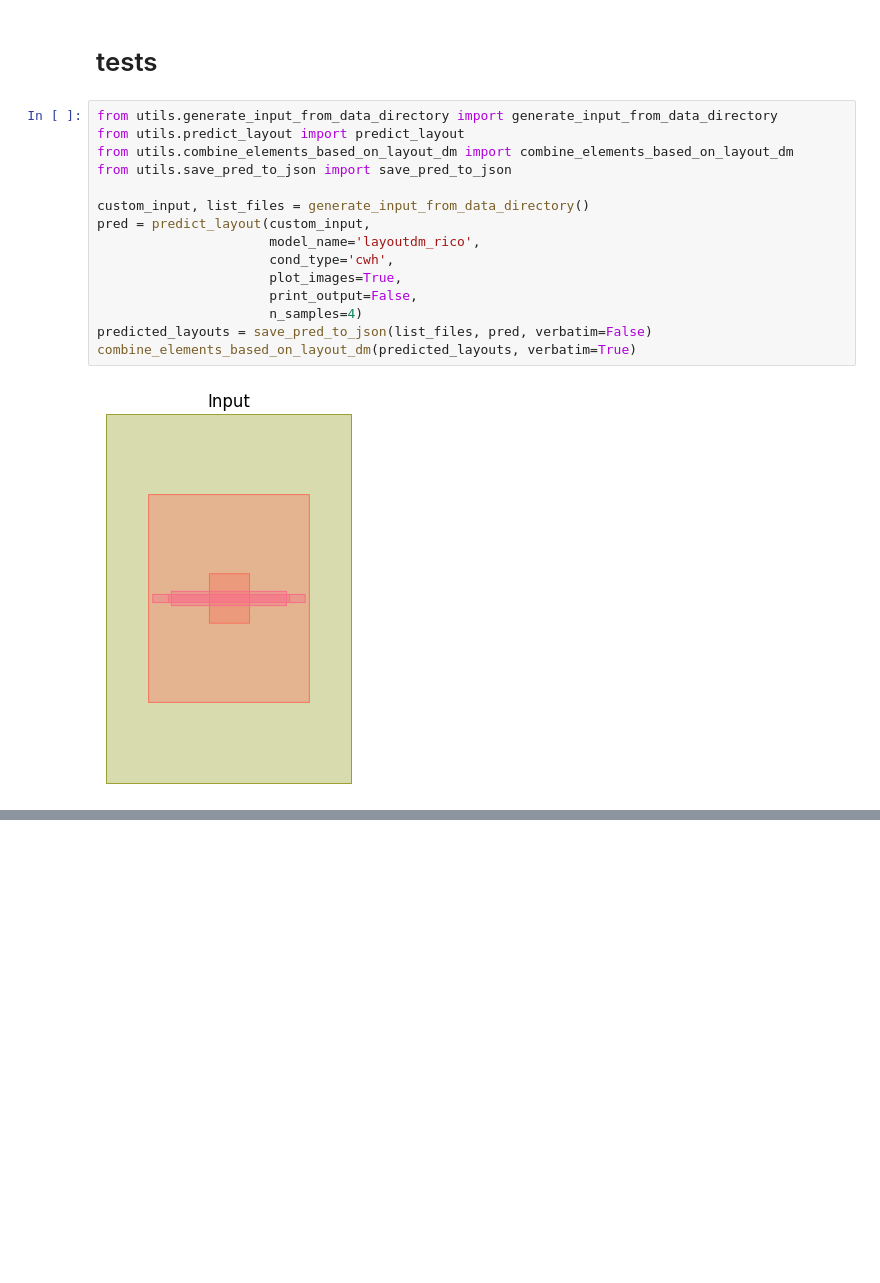
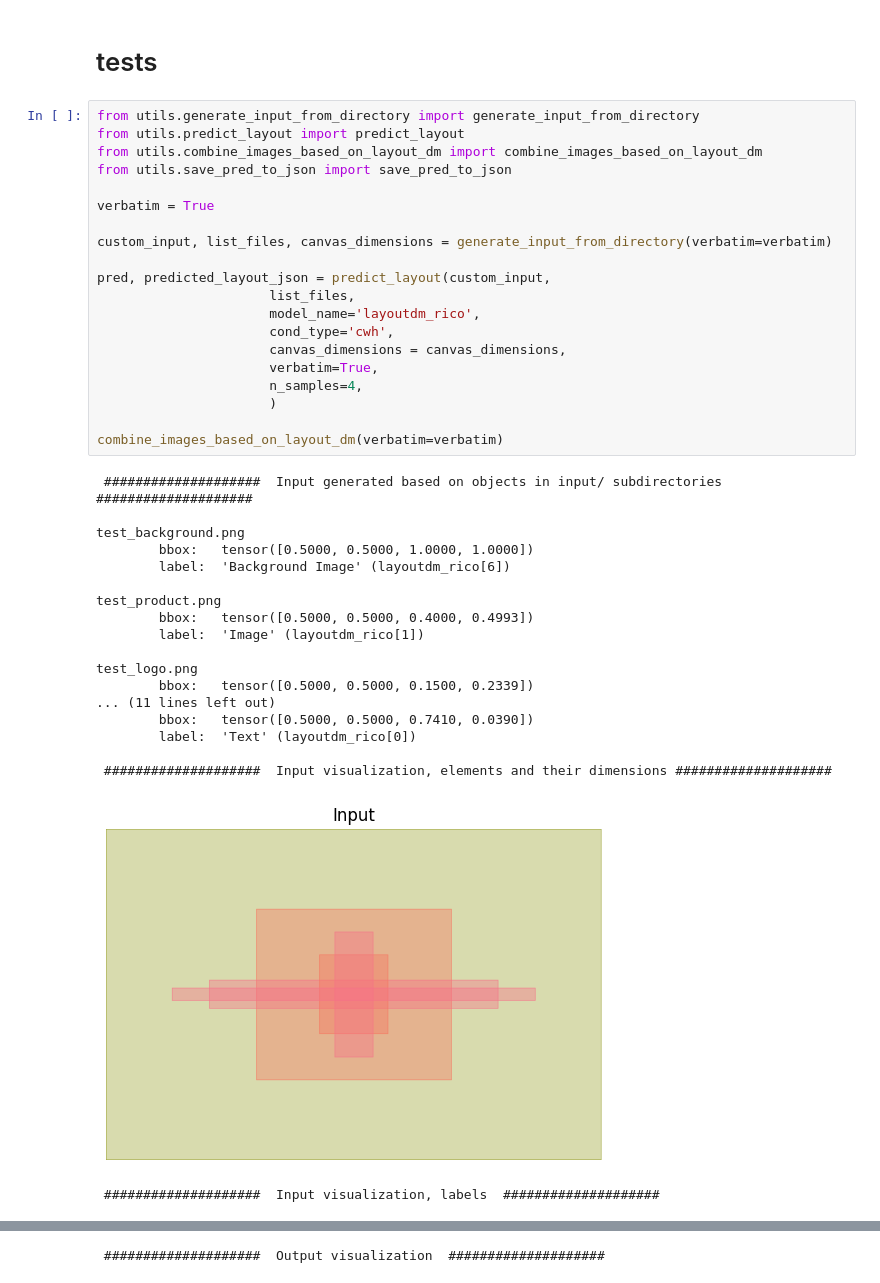
Before and after one commit to matthiaskozubal/layout-dm, a Jupyter notebook: notebooks/demo_custom_input.ipynb, the cells around one changed output, grey strips where cells are left out. Saved outputs shown, nothing was run; the diff lists cells and outputs as text; blank space fills up the shorter version.

Commit message:
custom input demo reworked and streamlined

```diff
--- a/notebooks/demo_custom_input.ipynb
+++ b/notebooks/demo_custom_input.ipynb
@@ -98,19 +148,42 @@ combine_elements_based_on_layout_dm(predicted_layouts)
 # %% [markdown]
 # tests
 # %%
-from utils.generate_input_from_data_directory import generate_input_from_data_directory
+from utils.generate_input_from_directory import generate_input_from_directory
 from utils.predict_layout import predict_layout
-from utils.combine_elements_based_on_layout_dm import combine_elements_based_on_layout_dm
+from utils.combine_images_based_on_layout_dm import combine_images_based_on_layout_dm
 from utils.save_pred_to_json import save_pred_to_json
 
-custom_input, list_files = generate_input_from_data_directory()
-pred = predict_layout(custom_input,
+verbatim = True
+
+custom_input, list_files, canvas_dimensions = generate_input_from_directory(verbatim=verbatim)
+
+pred, predicted_layout_json = predict_layout(custom_input,
+                      list_files,
                       model_name='layoutdm_rico',
                       cond_type='cwh',
-                      plot_images=True,
-                      print_output=False,
-                      n_samples=4)
-predicted_layouts = save_pred_to_json(list_files, pred, verbatim=False)
-combine_elements_based_on_layout_dm(predicted_layouts, verbatim=True)
+                      canvas_dimensions = canvas_dimensions,
+                      verbatim=True,
+                      n_samples=4,
+                      )
+
+combine_images_based_on_layout_dm(verbatim=verbatim)
 # %% [output]
+ ####################  Input generated based on objects in input/ subdirectories  ####################
+
+test_background.png
+        bbox:   tensor([0.5000, 0.5000, 1.0000, 1.0000])
+        label:  'Background Image' (layoutdm_rico[6])
+
+test_product.png
+        bbox:   tensor([0.5000, 0.5000, 0.4000, 0.4993])
+        label:  'Image' (layoutdm_rico[1])
+
+test_logo.png
+        bbox:   tensor([0.5000, 0.5000, 0.1500, 0.2339])
+... (11 lines left out)
+        bbox:   tensor([0.5000, 0.5000, 0.7410, 0.0390])
+        label:  'Text' (layoutdm_rico[0])
+
+ ####################  Input visualization, elements and their dimensions ####################
-[figure, old version]
+[figure, new version]
+ ####################  Input visualization, labels  ####################
@@ -116,0 +191 @@ combine_elements_based_on_layout_dm(predicted_layouts, verbatim=True)
+ ####################  Output visualization  ####################
```
Also changed, not shown: parts of 20 cells of this notebook, 25 other files.
